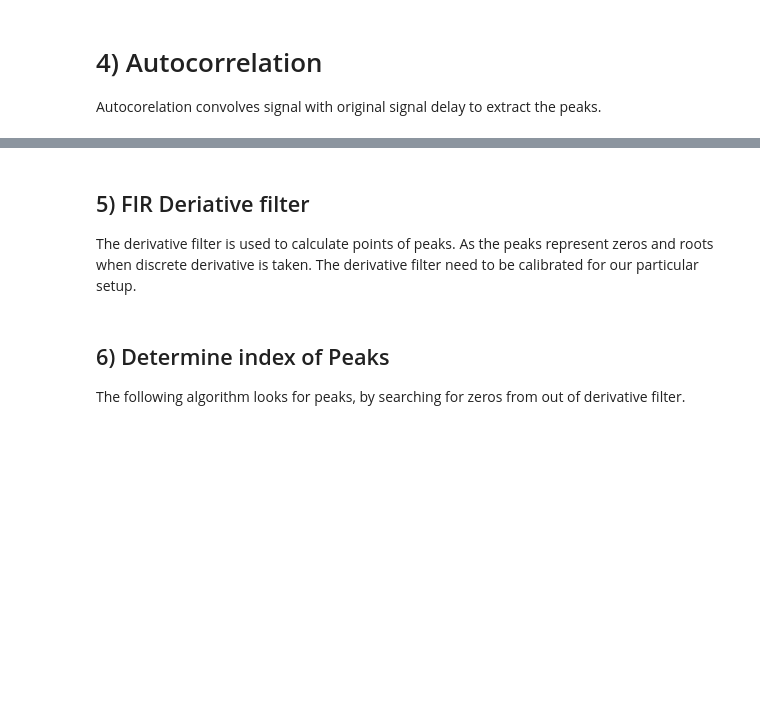
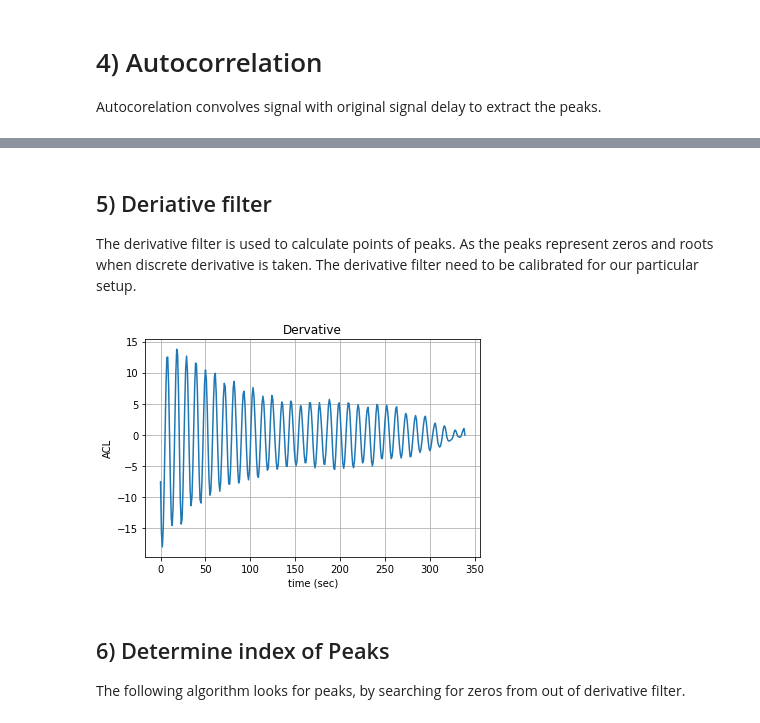
Before and after one commit to KingMatty314/TinyPicoHealthWatch, a Jupyter notebook: notebooks/Pedometer.ipynb, the cells around one changed output, grey strips where cells are left out. Cells and saved outputs as stored; diff of their text form; code cells hidden in the pictures; blank space fills up the shorter version.

```diff
--- a/notebooks/Pedometer.ipynb
+++ b/notebooks/Pedometer.ipynb
@@ -5,13 +5,7 @@ Following code below loads the parameter of filters and constant variables
 # %%
 # Constant Variable of Program
 SAMPLING_RATE = 20
-NUM_AUTOCORR_LAGS = 200
-AUTOCORR_MIN_HALF_LEN = 3
-AUTOCORR_DELTA_AMPLITUDE_THRESH = 5e8
-
-# these need to determined using test data
-deriv_coeffs = [-6, 31, 0, -31, 6]
-lpf_coeffs = [-5, 6, 34, 68, 84, 68, 34, 5, -5]
+NUM_AUTOCORR_LAGS = 340
 # %% [markdown]
 ## 1) Import Data of Accelerometer from csv file
 
@@ -120,18 +120,20 @@ plt.show()
 # %% [markdown]
-## 5) FIR Deriative filter
+## 5)  Deriative filter
 
 The derivative filter is used to calculate points of peaks. As the peaks represent zeros and roots when discrete derivative is taken. The derivative filter need to be calibrated for our particular setup.
 # %%
-int deriv[NUM_AUTOCORR_LAGS] = {};
-    for (int lag = 0; lag < NUM_AUTOCORR_LAGS; lag++){
-        int temp_deriv = 0;
-        for (int i = 0; i < PEDOMETER_SAMPLES; i++){
-            if (lag-i >= 0){
-                temp_deriv += deriv_coeffs[i] * autocorr_buff[lag-i];
-            }
-        }
-        deriv[lag] = temp_deriv;
-    }
+der = autocorr_buff.copy()
+for k in range(len(der)-1):
+    der[k] = (der[k+1]-der[k])/0.05
+
+plt.plot(t, der)
+plt.xlabel("time (sec)")
+plt.ylabel("ACL")
+plt.title("Dervative")
+plt.grid()
+plt.show()
+# %% [output]
+[figure, added]
 # %% [markdown]
 ## 6) Determine index of Peaks
 
```
Also changed, not shown: parts of 9 cells of this notebook, 3 other files.
